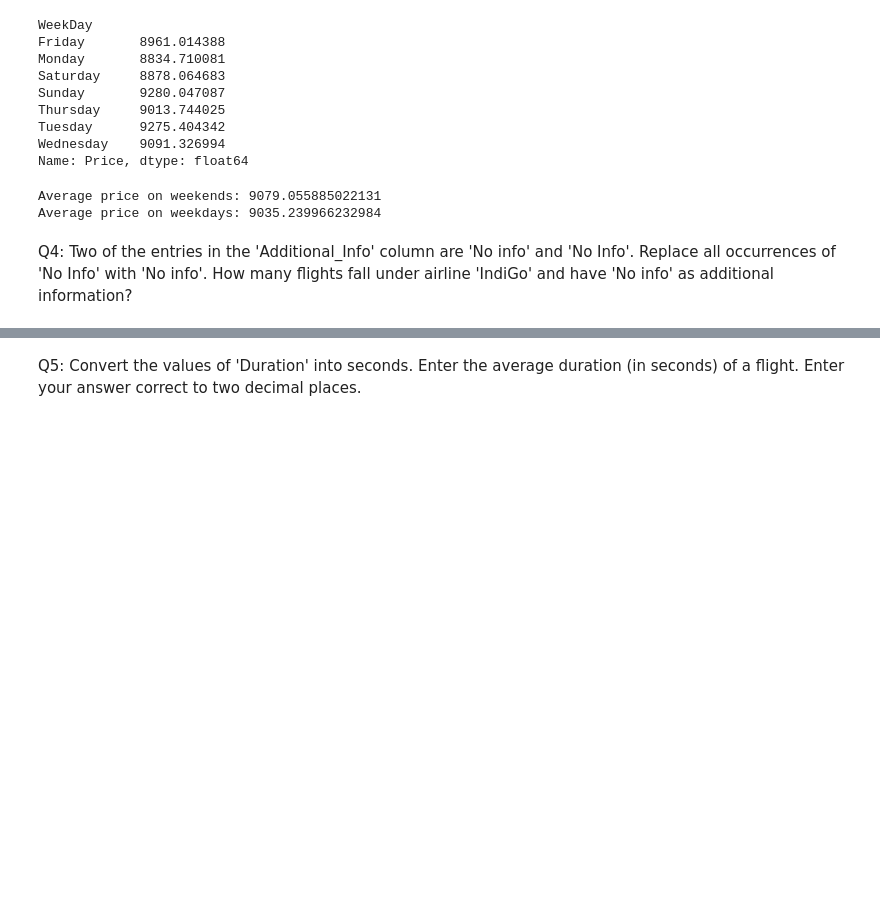
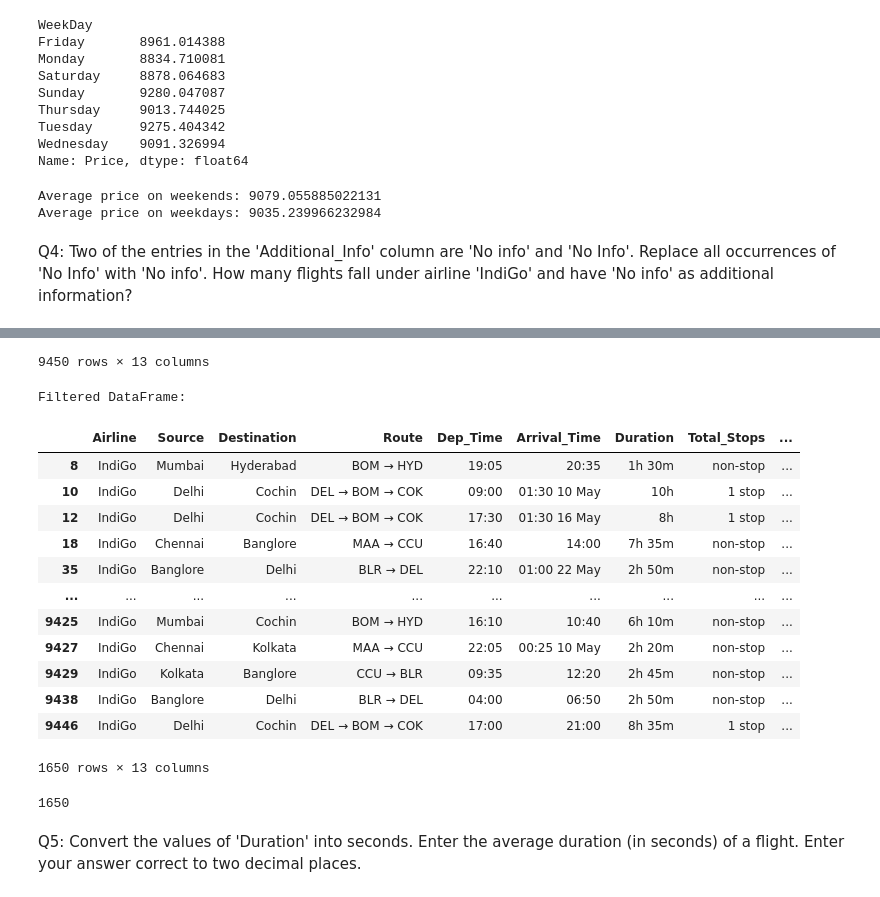
Before and after one commit to shivam-kumar25/mlp-programming, a Jupyter notebook: week1/pa-1/solution.ipynb, the cells around one changed output, grey strips where cells are left out. Drawn from its saved outputs; the diff is of its cells as text; code cells hidden in the pictures; blank space fills up the shorter version.

```diff
--- a/week1/pa-1/solution.ipynb
+++ b/week1/pa-1/solution.ipynb
@@ -200,3 +200,24 @@ Average price on weekends: 9079.055885022131
 Average price on weekdays: 9035.239966232984
 # %% [markdown]
 Q4: Two of the entries in the 'Additional_Info' column are 'No info' and 'No Info'. Replace all occurrences of 'No Info' with 'No info'. How many flights fall under airline 'IndiGo' and have 'No info' as additional information?
+# %%
+df_copy = df.copy()
+# create a copy of the original dataframe to avoid modifying it directly
+
+
+df_copy["Additional_Info"] = df_copy["Additional_Info"].replace("No Info", "No info")
+
+
+display.display(df_copy)
+
+
+
+filtered_data = df_copy[(df_copy["Additional_Info"] == "No info") & (df_copy["Airline"] == "IndiGo")]
+print("Filtered DataFrame:")
+display.display(filtered_data)
+
+
+filtered_data.shape
+count = filtered_data.shape[0]
+count
+# %% [output]
@@ -203,2 +236,18 @@ Q4: Two of the entries in the 'Additional_Info' column are 'No info' and 'No Inf
+9450 rows × 13 columns
+Filtered DataFrame:
+|  | Airline | Source | Destination | Route | Dep_Time | Arrival_Time | Duration | Total_Stops | ... |
+| 8 | IndiGo | Mumbai | Hyderabad | BOM → HYD | 19:05 | 20:35 | 1h 30m | non-stop | ... |
+| 10 | IndiGo | Delhi | Cochin | DEL → BOM → COK | 09:00 | 01:30 10 May | 10h | 1 stop | ... |
+| 12 | IndiGo | Delhi | Cochin | DEL → BOM → COK | 17:30 | 01:30 16 May | 8h | 1 stop | ... |
+| 18 | IndiGo | Chennai | Banglore | MAA → CCU | 16:40 | 14:00 | 7h 35m | non-stop | ... |
+| 35 | IndiGo | Banglore | Delhi | BLR → DEL | 22:10 | 01:00 22 May | 2h 50m | non-stop | ... |
+| ... | ... | ... | ... | ... | ... | ... | ... | ... | ... |
+| 9425 | IndiGo | Mumbai | Cochin | BOM → HYD | 16:10 | 10:40 | 6h 10m | non-stop | ... |
+| 9427 | IndiGo | Chennai | Kolkata | MAA → CCU | 22:05 | 00:25 10 May | 2h 20m | non-stop | ... |
+| 9429 | IndiGo | Kolkata | Banglore | CCU → BLR | 09:35 | 12:20 | 2h 45m | non-stop | ... |
+| 9438 | IndiGo | Banglore | Delhi | BLR → DEL | 04:00 | 06:50 | 2h 50m | non-stop | ... |
+| 9446 | IndiGo | Delhi | Cochin | DEL → BOM → COK | 17:00 | 21:00 | 8h 35m | 1 stop | ... |
+1650 rows × 13 columns
+1650
 # %% [markdown]
 Q5: Convert the values of 'Duration' into seconds. Enter the average duration (in seconds) of a flight. Enter your answer correct to two decimal places.
```
Also changed, not shown: parts of 4 cells of this notebook, 3 other files.
